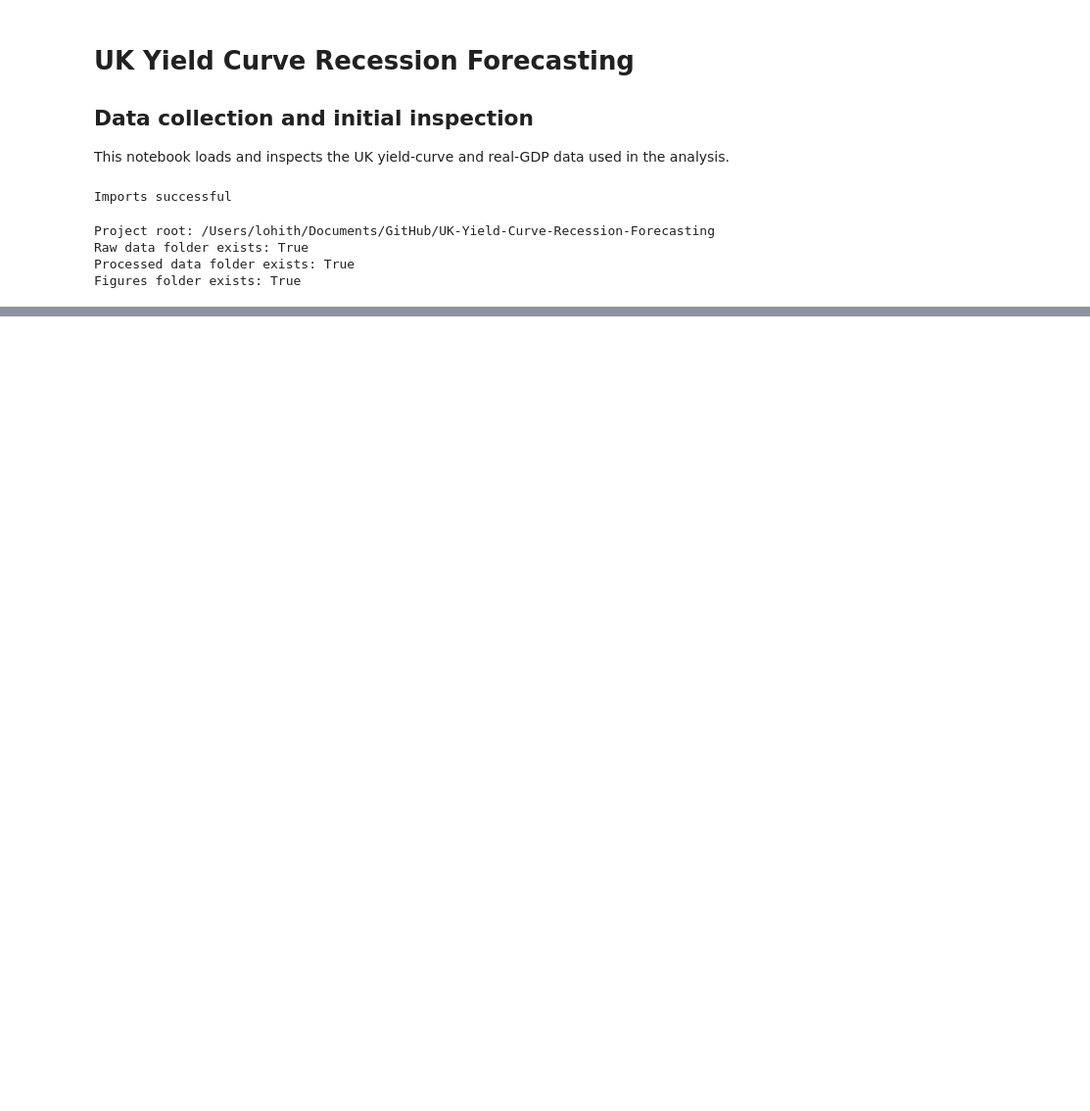
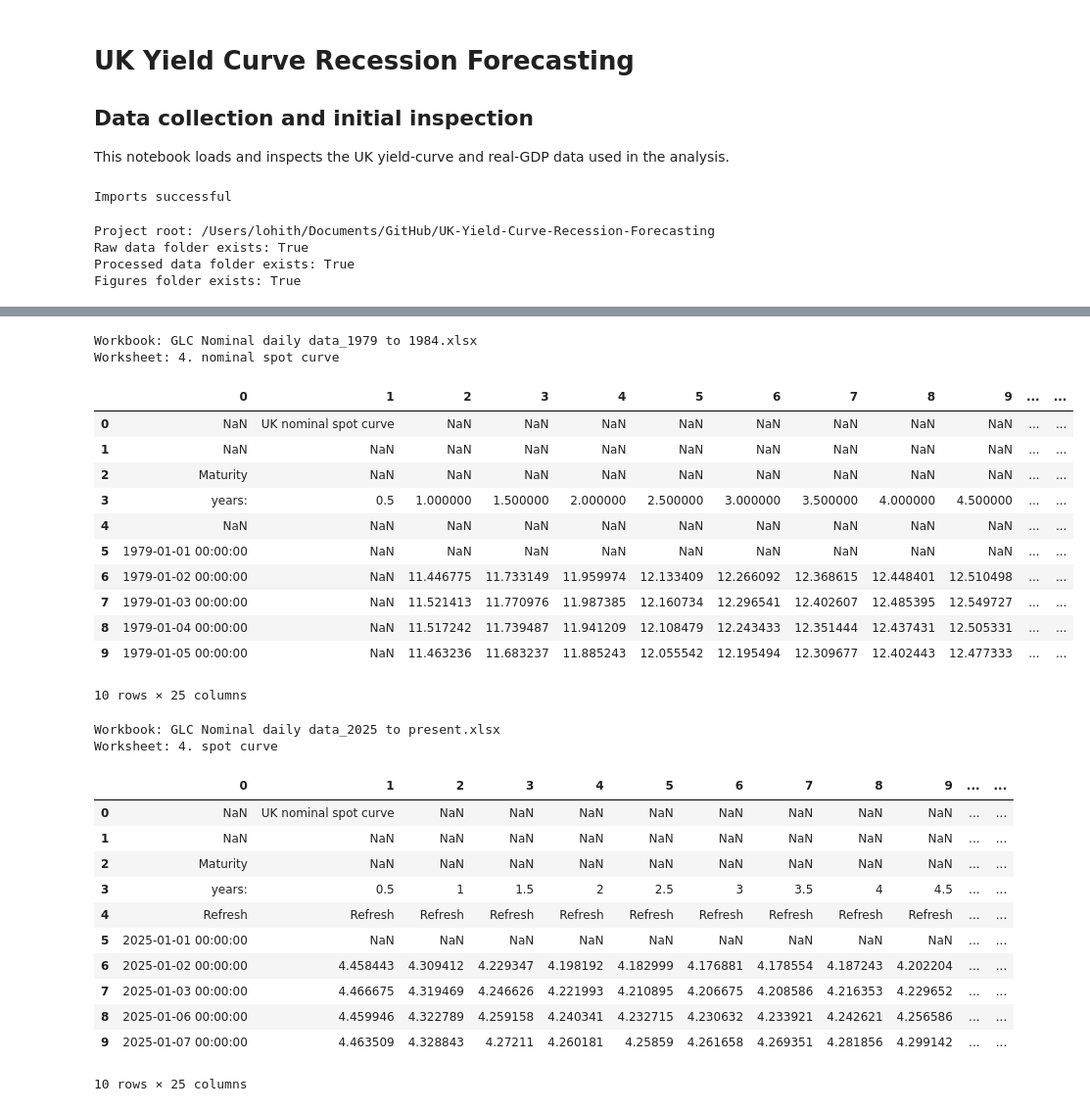
Before and after one commit to Lohith151105/UK-Yield-Curve-Recession-Forecasting, a Jupyter notebook: notebooks/01_data_collection_inspection.ipynb, the cells around one changed output, grey strips where cells are left out. Shown at 98% size. Saved outputs shown, nothing was run; the diff lists cells and outputs as text; code cells hidden in the pictures; blank space fills up the shorter version.

Commit message:
Process Bank of England yield curve data

```diff
--- a/notebooks/01_data_collection_inspection.ipynb
+++ b/notebooks/01_data_collection_inspection.ipynb
@@ -38,0 +62,8 @@ Figures folder exists: True
+# %%
+for file_path in boe_files:
+    workbook = pd.ExcelFile(file_path)
+
+    print(f"\n{file_path.name}")
+
+    for sheet_name in workbook.sheet_names:
+        print(f"  - {sheet_name}")
@@ -38,0 +88,66 @@ Figures folder exists: True
+# %%
+def find_spot_curve_sheet(file_path):
+    workbook = pd.ExcelFile(file_path)
+
+    matching_sheets = [
+        sheet
+        for sheet in workbook.sheet_names
+        if sheet.endswith("spot curve")
+    ]
+
+    if len(matching_sheets) != 1:
+        raise ValueError(
+            f"Expected one spot-curve sheet in {file_path.name}, "
+            f"but found {matching_sheets}"
+        )
+
+    return matching_sheets[0]
+# %%
+files_to_preview = [
+    boe_files[0],
+    boe_files[-1],
+]
+
+for file_path in files_to_preview:
+    sheet_name = find_spot_curve_sheet(file_path)
+
+    preview = pd.read_excel(
+        file_path,
+        sheet_name=sheet_name,
+        header=None,
+        nrows=10,
+    )
+
+    print(f"\nWorkbook: {file_path.name}")
+    print(f"Worksheet: {sheet_name}")
+
+    display(preview.iloc[:, :25])
+# %% [output]
+Workbook: GLC Nominal daily data_1979 to 1984.xlsx
+Worksheet: 4. nominal spot curve
+|  | 0 | 1 | 2 | 3 | 4 | 5 | 6 | 7 | 8 | 9 | ... | ... |
+| 0 | NaN | UK nominal spot curve | NaN | NaN | NaN | NaN | NaN | NaN | NaN | NaN | ... | ... |
+| 1 | NaN | NaN | NaN | NaN | NaN | NaN | NaN | NaN | NaN | NaN | ... | ... |
+| 2 | Maturity | NaN | NaN | NaN | NaN | NaN | NaN | NaN | NaN | NaN | ... | ... |
+| 3 | years: | 0.5 | 1.000000 | 1.500000 | 2.000000 | 2.500000 | 3.000000 | 3.500000 | 4.000000 | 4.500000 | ... | ... |
+| 4 | NaN | NaN | NaN | NaN | NaN | NaN | NaN | NaN | NaN | NaN | ... | ... |
+| 5 | 1979-01-01 00:00:00 | NaN | NaN | NaN | NaN | NaN | NaN | NaN | NaN | NaN | ... | ... |
+| 6 | 1979-01-02 00:00:00 | NaN | 11.446775 | 11.733149 | 11.959974 | 12.133409 | 12.266092 | 12.368615 | 12.448401 | 12.510498 | ... | ... |
+| 7 | 1979-01-03 00:00:00 | NaN | 11.521413 | 11.770976 | 11.987385 | 12.160734 | 12.296541 | 12.402607 | 12.485395 | 12.549727 | ... | ... |
+| 8 | 1979-01-04 00:00:00 | NaN | 11.517242 | 11.739487 | 11.941209 | 12.108479 | 12.243433 | 12.351444 | 12.437431 | 12.505331 | ... | ... |
+| 9 | 1979-01-05 00:00:00 | NaN | 11.463236 | 11.683237 | 11.885243 | 12.055542 | 12.195494 | 12.309677 | 12.402443 | 12.477333 | ... | ... |
+10 rows × 25 columns
+Workbook: GLC Nominal daily data_2025 to present.xlsx
+Worksheet: 4. spot curve
+|  | 0 | 1 | 2 | 3 | 4 | 5 | 6 | 7 | 8 | 9 | ... | ... |
+| 0 | NaN | UK nominal spot curve | NaN | NaN | NaN | NaN | NaN | NaN | NaN | NaN | ... | ... |
+| 1 | NaN | NaN | NaN | NaN | NaN | NaN | NaN | NaN | NaN | NaN | ... | ... |
+| 2 | Maturity | NaN | NaN | NaN | NaN | NaN | NaN | NaN | NaN | NaN | ... | ... |
+| 3 | years: | 0.5 | 1 | 1.5 | 2 | 2.5 | 3 | 3.5 | 4 | 4.5 | ... | ... |
+| 4 | Refresh | Refresh | Refresh | Refresh | Refresh | Refresh | Refresh | Refresh | Refresh | Refresh | ... | ... |
+| 5 | 2025-01-01 00:00:00 | NaN | NaN | NaN | NaN | NaN | NaN | NaN | NaN | NaN | ... | ... |
+| 6 | 2025-01-02 00:00:00 | 4.458443 | 4.309412 | 4.229347 | 4.198192 | 4.182999 | 4.176881 | 4.178554 | 4.187243 | 4.202204 | ... | ... |
+| 7 | 2025-01-03 00:00:00 | 4.466675 | 4.319469 | 4.246626 | 4.221993 | 4.210895 | 4.206675 | 4.208586 | 4.216353 | 4.229652 | ... | ... |
+| 8 | 2025-01-06 00:00:00 | 4.459946 | 4.322789 | 4.259158 | 4.240341 | 4.232715 | 4.230632 | 4.233921 | 4.242621 | 4.256586 | ... | ... |
+| 9 | 2025-01-07 00:00:00 | 4.463509 | 4.328843 | 4.27211 | 4.260181 | 4.25859 | 4.261658 | 4.269351 | 4.281856 | 4.299142 | ... | ... |
+10 rows × 25 columns
```
Also changed, not shown: parts of 10 cells of this notebook, 2 other files.
